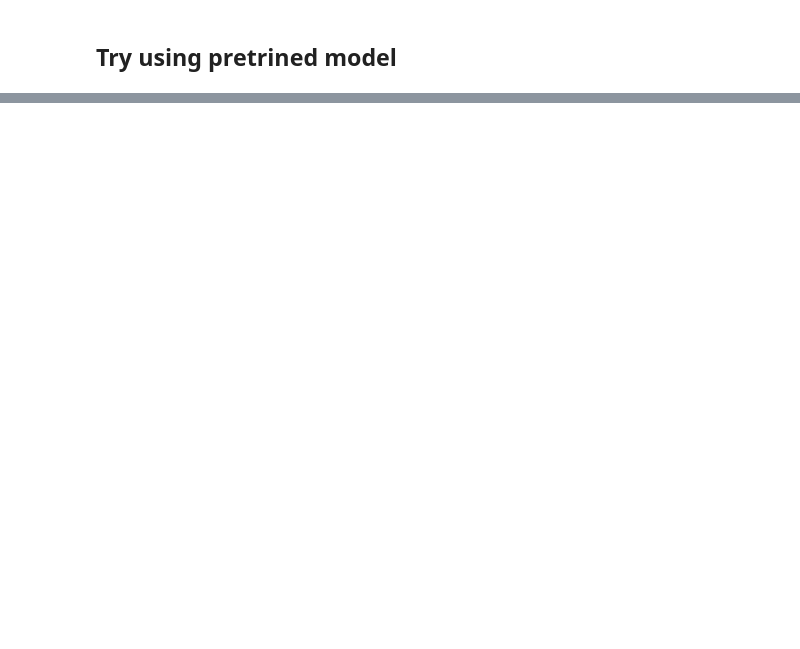
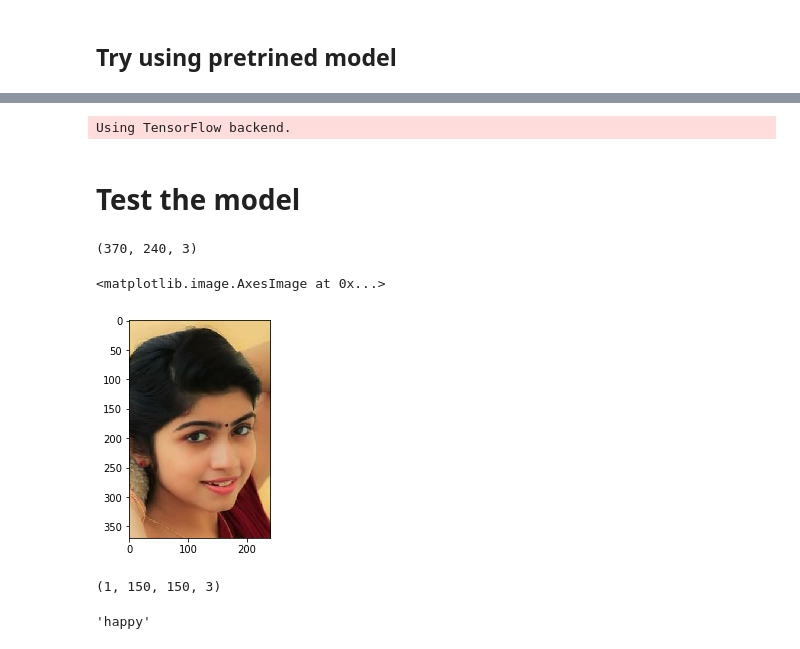
Before and after one commit to momor666/Emotion_detection, a Jupyter notebook: KDEF/Emotion_detection.ipynb, the cells around one changed output, grey strips where cells are left out. Drawn from its saved outputs; the diff is of its cells as text; code cells hidden in the pictures; blank space fills up the shorter version.

Commit message:
trained the nodel
Signed-off-by: Bikash <bikash11roy@gmail.com>

```diff
--- a/KDEF/Emotion_detection.ipynb
+++ b/KDEF/Emotion_detection.ipynb
@@ -229,0 +281,7 @@ model.save('finetuning_on_pretrained_vgg16.h5')
+# %%
+from keras.models import load_model
+model = load_model('fully_trained_model.h5')
+# %% [output]
+Using TensorFlow backend.
+# %% [markdown]
+# Test the model
@@ -229,0 +304,20 @@ model.save('finetuning_on_pretrained_vgg16.h5')
+# %%
+image = cv2.imread('E:\\2.jpg')
+image.shape
+# %% [output]
+(370, 240, 3)
+# %%
+plt.imshow(cv2.cvtColor(image, cv2.COLOR_BGR2RGB))
+# %% [output]
+<matplotlib.image.AxesImage at 0x...>
+[figure, added]
+# %%
+image=np.array(cv2.resize(image, (150,150)))
+image = image.reshape(1, 150, 150, 3)
+image.shape
+# %% [output]
+(1, 150, 150, 3)
+# %%
+labels[np.argmax(model.predict(image))]
+# %% [output]
+'happy'
```
Also changed, not shown: parts of 11 cells of this notebook.
